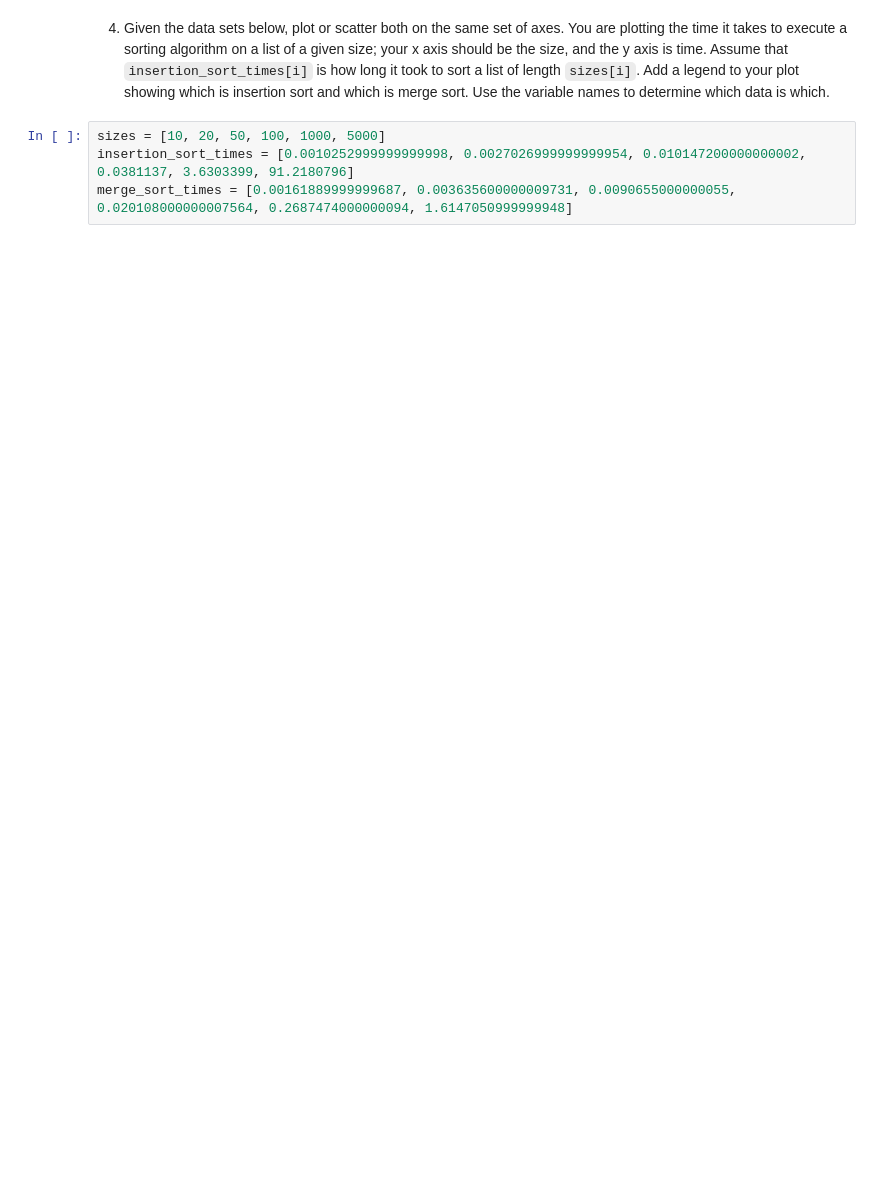
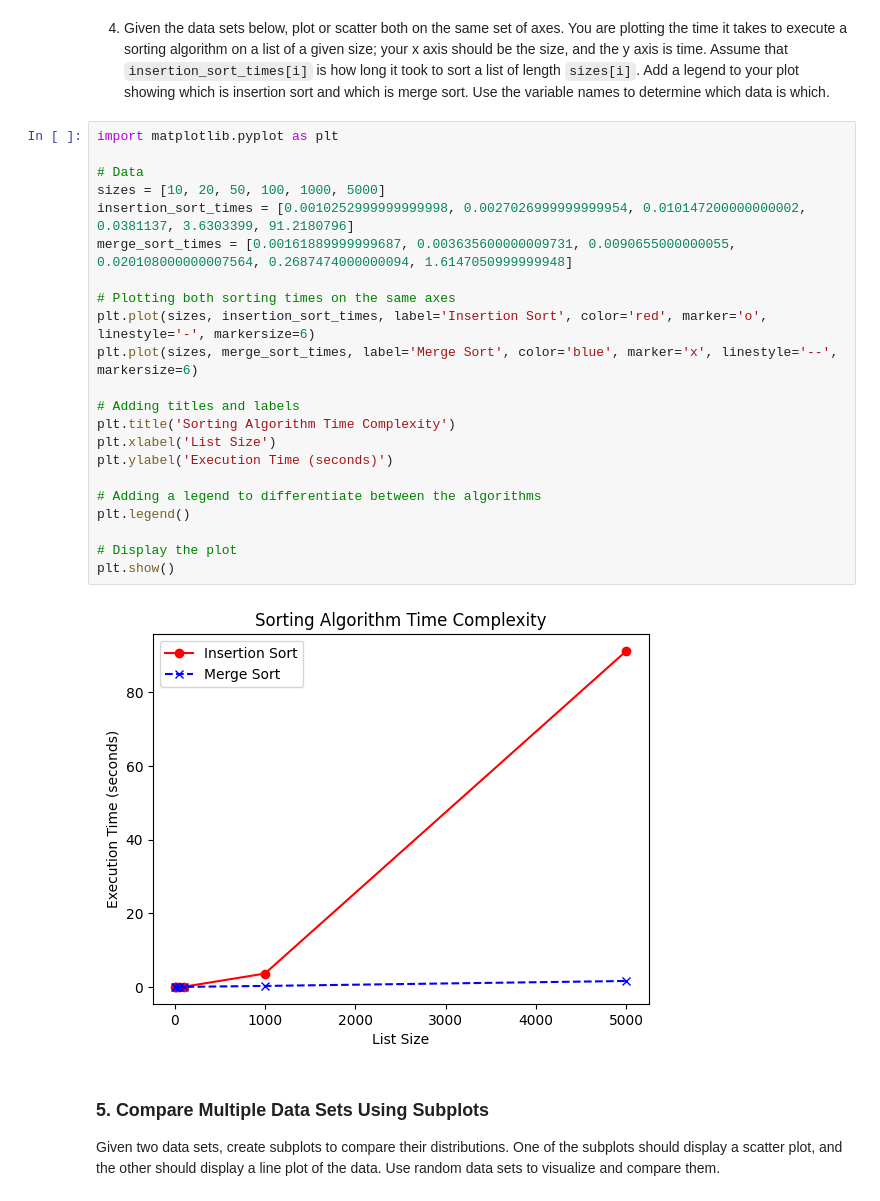
Before and after one commit to Elen-tesfai/my-matplotlib-project, a Jupyter notebook: pyplot.ipynb, the cells around one changed output. Saved outputs shown, nothing was run; the diff lists cells and outputs as text; blank space fills up the shorter version.

```diff
--- a/pyplot.ipynb
+++ b/pyplot.ipynb
@@ -29,6 +124,30 @@ letter_freq = dict(Counter(TEXT))
 # %% [markdown]
 4. Given the data sets below, plot or scatter both on the same set of axes.  You are plotting the time it takes to execute a sorting algorithm on a list of a given size; your x axis should be the size, and the y axis is time.  Assume that `insertion_sort_times[i]` is how long it took to sort a list of length `sizes[i]`.  Add a legend to your plot showing which is insertion sort and which is merge sort.  Use the variable names to determine which data is which.
 # %%
+import matplotlib.pyplot as plt
+
+# Data
 sizes = [10, 20, 50, 100, 1000, 5000]
 insertion_sort_times = [0.0010252999999999998, 0.0027026999999999954, 0.010147200000000002, 0.0381137, 3.6303399, 91.2180796]
 merge_sort_times = [0.00161889999999687, 0.003635600000009731, 0.0090655000000055, 0.020108000000007564, 0.2687474000000094, 1.6147050999999948]
+
+# Plotting both sorting times on the same axes
+plt.plot(sizes, insertion_sort_times, label='Insertion Sort', color='red', marker='o', linestyle='-', markersize=6)
+plt.plot(sizes, merge_sort_times, label='Merge Sort', color='blue', marker='x', linestyle='--', markersize=6)
+
+# Adding titles and labels
+plt.title('Sorting Algorithm Time Complexity')
+plt.xlabel('List Size')
+plt.ylabel('Execution Time (seconds)')
+
+# Adding a legend to differentiate between the algorithms
+plt.legend()
+
+# Display the plot
+plt.show()
+# %% [output]
+[figure, added]
+# %% [markdown]
+### 5. Compare Multiple Data Sets Using Subplots
+
+Given two data sets, create subplots to compare their distributions. One of the subplots should display a scatter plot, and the other should display a line plot of the data. Use random data sets to visualize and compare them.
```
Also changed, not shown: parts of 6 cells of this notebook.
